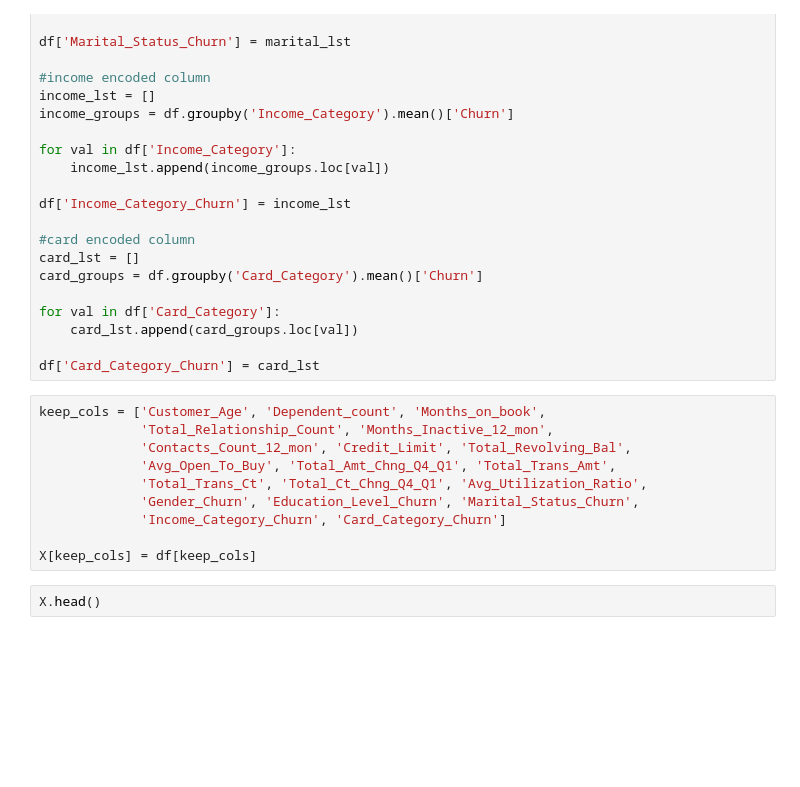
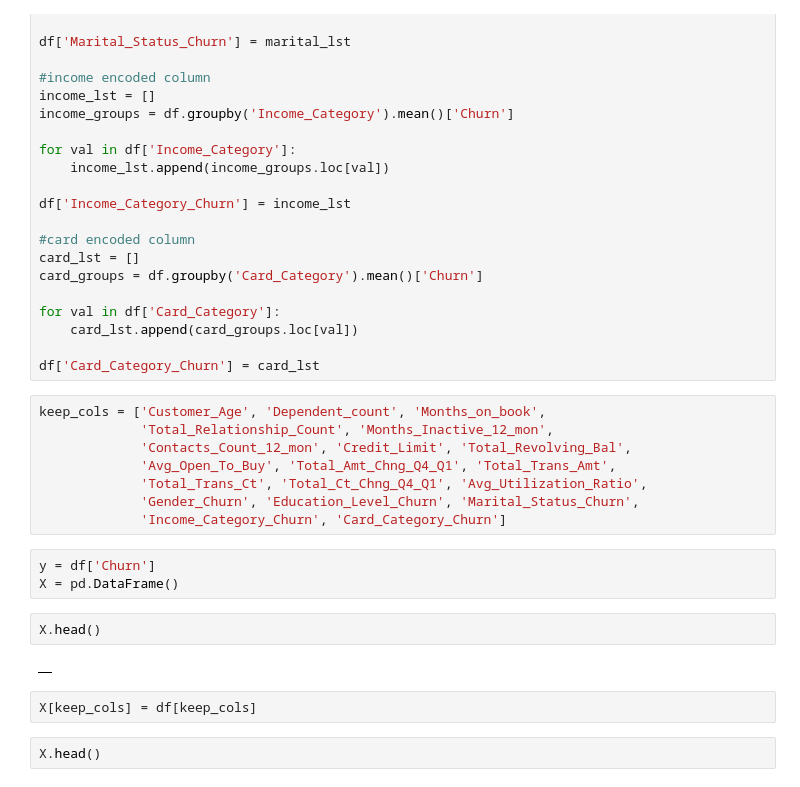
Before and after one commit to EvidenceN/clean_code_principles, a Jupyter notebook: churn_notebook.ipynb, the cells around one changed output. Cells and saved outputs as stored; diff of their text form; blank space fills up the shorter version.

```diff
--- a/churn_notebook.ipynb
+++ b/churn_notebook.ipynb
@@ -175,8 +167,15 @@ keep_cols = ['Customer_Age', 'Dependent_count', 'Months_on_book',
              'Total_Trans_Ct', 'Total_Ct_Chng_Q4_Q1', 'Avg_Utilization_Ratio',
              'Gender_Churn', 'Education_Level_Churn', 'Marital_Status_Churn',
              'Income_Category_Churn', 'Card_Category_Churn']
-
-X[keep_cols] = df[keep_cols]
+# %%
+y = df['Churn']
+X = pd.DataFrame()
+# %%
+X.head()
+# %% [output]
+|  |
+# %%
+X[keep_cols] = df[keep_cols]
 # %%
 X.head()
 # %% [output]
```
Also changed, not shown: parts of 5 cells of this notebook, 2 other files.
